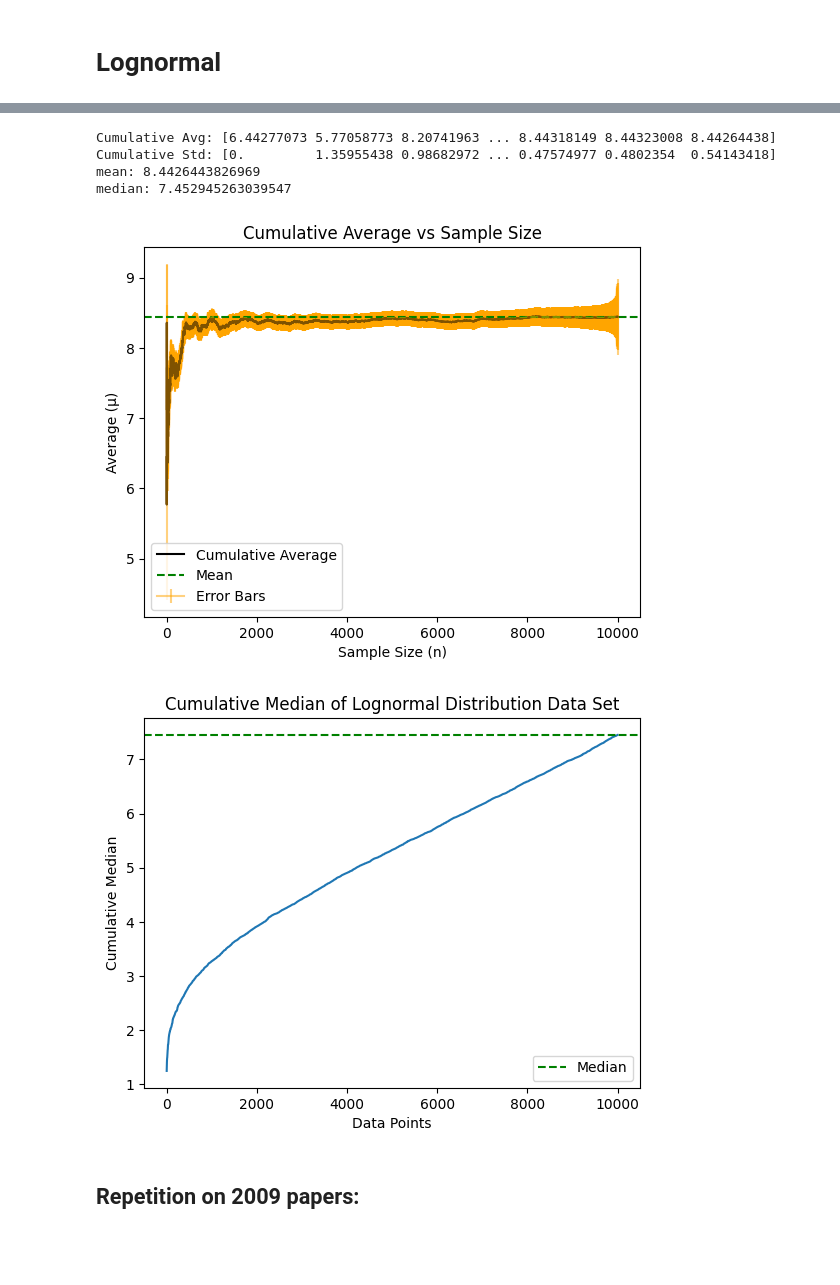
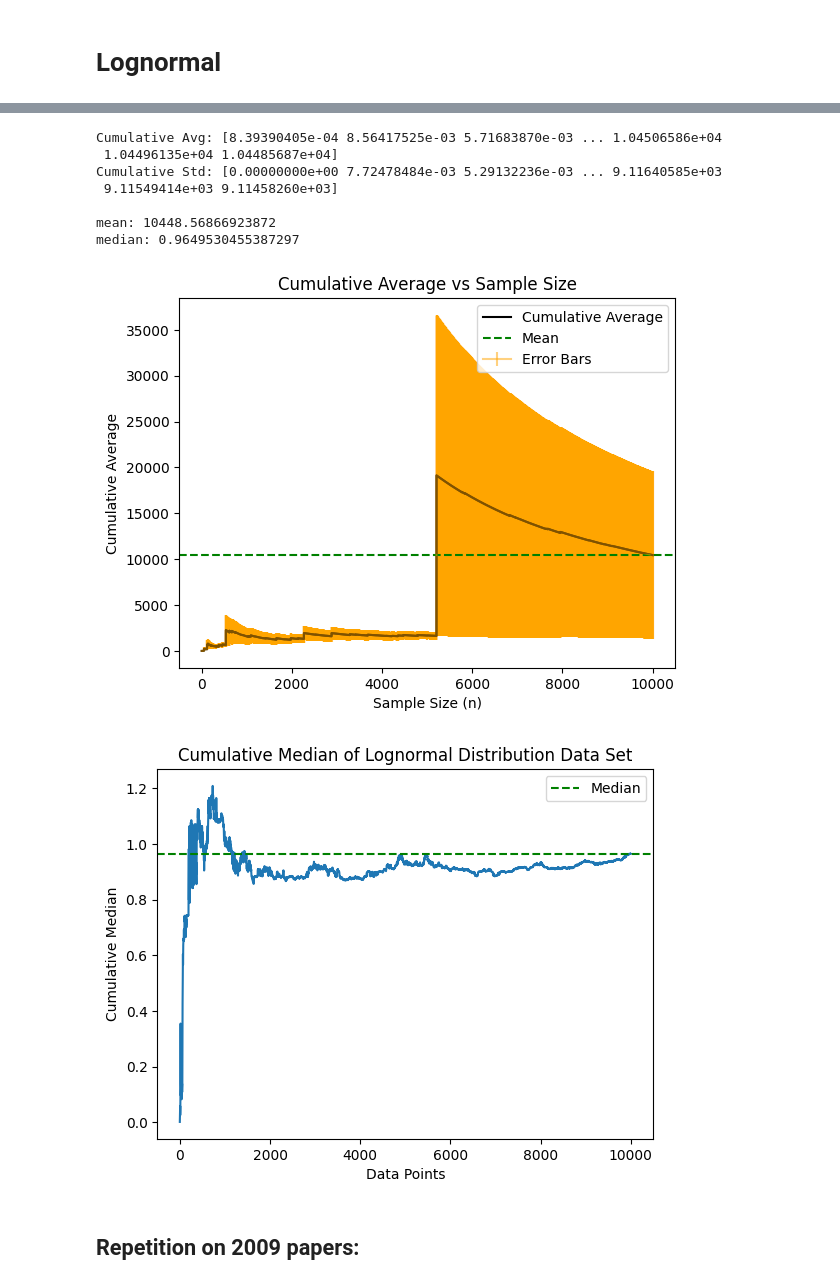
Before and after one commit to GitHub-Adminstrator/Social-Science-A1, a Jupyter notebook: Assignment part 3.ipynb, the cells around one changed output, grey strips where cells are left out. Saved outputs shown, nothing was run; the diff lists cells and outputs as text; code cells hidden in the pictures; blank space fills up the shorter version.

```diff
--- a/Assignment part 3.ipynb
+++ b/Assignment part 3.ipynb
@@ -171,26 +155,30 @@ median: 1.4036991754481405
 # %% [markdown]
 # Lognormal
 # %%
-mu = 2
-sigma = 0.5
+mu = 0
+sigma = 4
 N = 10000
-lognor = np.random.lognormal(mean=mu, sigma=sigma, size=N) # 10000 random numbers from a lognormal distribution with mean 2 and standard deviation 0.5
+lognor = np.random.lognormal(mean=mu, sigma=sigma, size=N) # 10000 random numbers from a lognormal distribution with mean 0 and standard deviation 4
 # %%
 # Plot the histogram of the data
-plt.hist(lognor, bins=20, density=True)
-plt.title('Pareto Distribution')
-plt.xlabel('Random Numbers')
-plt.ylabel('Frequency')
+plt.hist(lognor, bins=np.logspace(np.log10(min(lognor)), np.log10(max(lognor)), 50))
+plt.gca().set_xscale("log")
+plt.title('Histogram of Lognormal Distributed Data Set')
 plt.show()
+
+# Create a dataframe from the array:
+df_log = pd.DataFrame(lognor, columns=['Lognormal'])
 
 # Cumulative average
 cumaverage_lognor = np.cumsum(lognor)/(range(1,len(lognor)+1))
 print('Cumulative Avg:',cumaverage_lognor)
 
-# Cumulative standard error
-cum_std_error_lognor = sorted(lognor)/np.sqrt(np.arange(10000)) # cumulative standard error of the pareto distribution
+# Cumulative standard error using expanding() function (cumulative standard error of the mean)
+cum_std_error_lognor = df_log['Lognormal'].expanding().std() / np.sqrt(df_log['Lognormal'].expanding().count())
 cum_std_error_lognor[0] = 0  # set the first element to 0 # cumulative standard error of the pareto distribution
-print('Cumulative Std:',cum_std_error_lognor)
+print('Cumulative Std:',np.array(cum_std_error_lognor))
+
+print("      ")
 
 # Compute mean and median of the data set:
 print('mean:', np.mean(lognor))
@@ -202,26 +190,21 @@ fig, ax = plt.subplots()
 # Plot cumulative average as a line plot
 ax.errorbar(np.arange(10000), cumaverage_lognor, yerr=cum_std_error_lognor, color="orange", alpha=0.5, label='Error Bars') # Add errorbars to each point in the graph
 ax.plot(np.arange(10000), cumaverage_lognor, color='black', label='Cumulative Average') # Plot the cumulative average as a line plot
-ax.axhline(y=np.mean(lognor), color='green', linestyle='--', label='Mean') # Add a horizontal line corresponding to the mean of "gaus"
+ax.axhline(y=np.mean(lognor), color='green', linestyle='--', label='Mean') # Add a horizontal line corresponding to the mean
 
  # Set labels and title for the plot
 ax.set_title('Cumulative Average vs Sample Size')
 ax.set_xlabel('Sample Size (n)')
-ax.set_ylabel('Average (μ)')
+ax.set_ylabel('Cumulative Average')
 
  # Show legend and display plot
 plt.legend()
 plt.show()
 
-# Sort the data set in ascending order
-data_sorted_lognor = np.sort(lognor)
+# Compute the cumulative median of the data set and store it in an array
+cumulative_median_lognor = df_log['Lognormal'].expanding().median()
 
-# Compute the cumulative median of the data set and store it in an array
-cumulative_median_lognor = []
-for i in range(len(data_sorted_lognor)):
-    cumulative_median_lognor.append(np.median(data_sorted_lognor[:i+1]))
-
-# Plot the cumulative median array
+# Plot the cumulative median array:
 plt.plot(cumulative_median_lognor)
 plt.axhline(y=np.median(lognor), color='green', linestyle='--', label='Median')
 plt.title('Cumulative Median of Lognormal Distribution Data Set')
@@ -234,8 +217,11 @@ plt.show()
-Cumulative Avg: [6.44277073 5.77058773 8.20741963 ... 8.44318149 8.44323008 8.44264438]
-Cumulative Std: [0.         1.35955438 0.98682972 ... 0.47574977 0.4802354  0.54143418]
-mean: 8.4426443826969
-median: 7.452945263039547
+Cumulative Avg: [8.39390405e-04 8.56417525e-03 5.71683870e-03 ... 1.04506586e+04
+ 1.04496135e+04 1.04485687e+04]
+Cumulative Std: [0.00000000e+00 7.72478484e-03 5.29132236e-03 ... 9.11640585e+03
+ 9.11549414e+03 9.11458260e+03]
+
+mean: 10448.56866923872
+median: 0.9649530455387297
-[figure, old version]
+[figure, new version]
-[figure, old version]
+[figure, new version]
 # %% [markdown]
 ## Repetition on 2009 papers:
```
Also changed, not shown: parts of 11 cells of this notebook.
